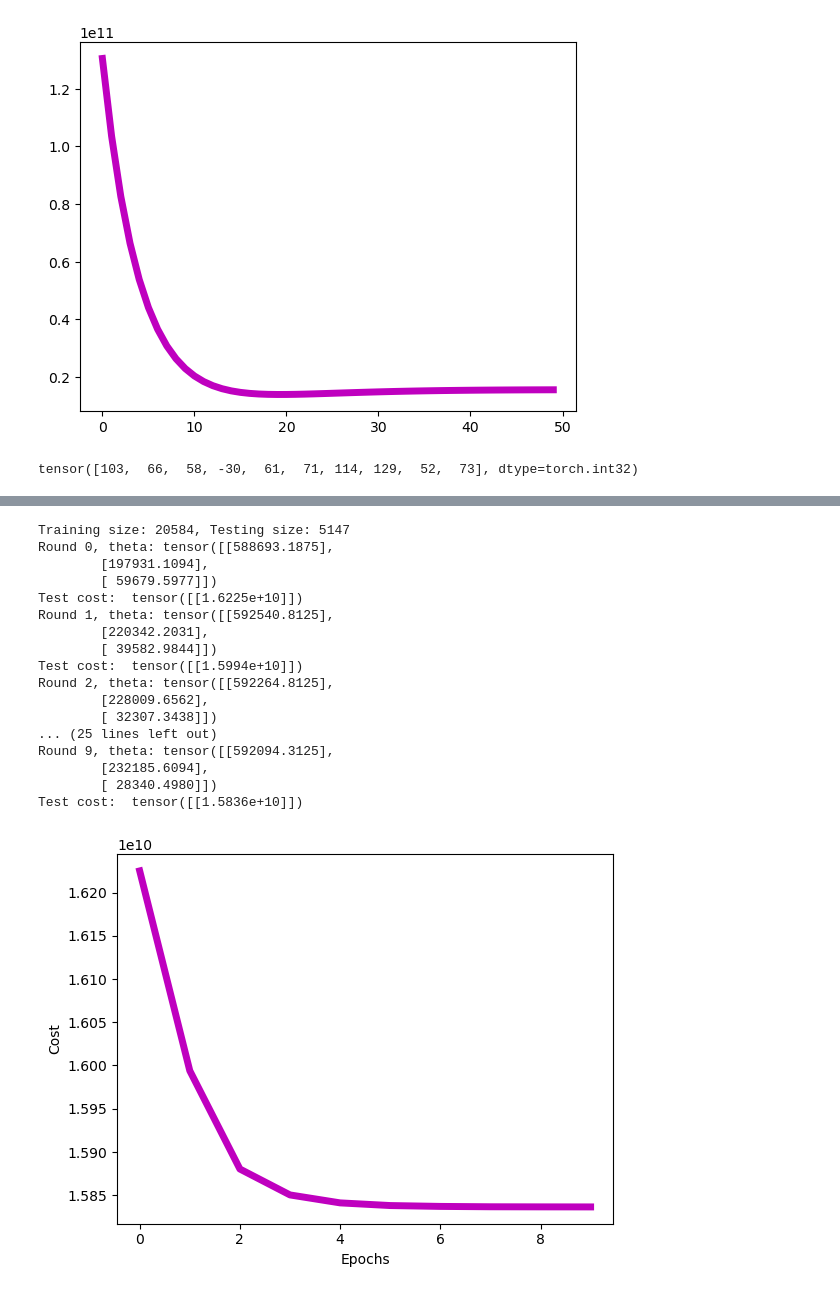
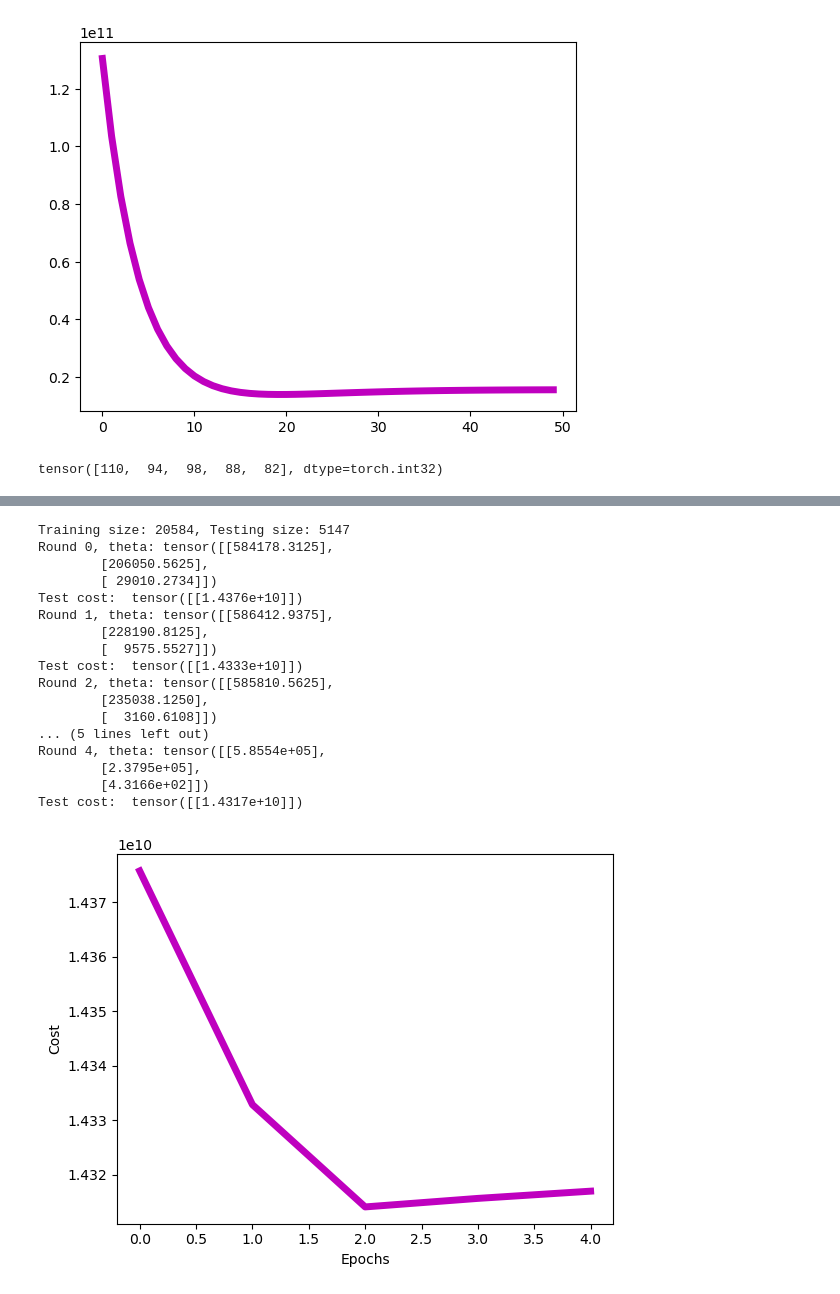
Before and after one commit to EricDinging/Propius, a Jupyter notebook: evaluation/workload/1-linear_regression/house_prize.ipynb, the cells around one changed output, grey strips where cells are left out. Cells and saved outputs as stored; diff of their text form; code cells hidden in the pictures.

```diff
--- a/evaluation/workload/1-linear_regression/house_prize.ipynb
+++ b/evaluation/workload/1-linear_regression/house_prize.ipynb
@@ -247,8 +239,8 @@ Test cost:  15639282688.0
 # %%
 # Federated
 torch.random.seed()
-num_device = 10
-per_device_size = torch.empty(num_device).normal_(mean=100, std=50)
+num_device = 5
+per_device_size = torch.empty(num_device).normal_(mean=100, std=10)
 per_device_size = per_device_size.int()
 print(per_device_size)
 
@@ -269,49 +261,49 @@ y_test = y[train_size:, :]
 # Partition
 per_device_idx = [torch.randperm(train_size)[:per_device_size[i]] for i in range(num_device)]
 x_data_device = [x_train[per_device_idx[i], :] for i in range(num_device)]
 y_data_device = [y_train[per_device_idx[i], :] for i in range(num_device)]
 
 theta = torch.zeros((x.shape[1], 1))
 learning_rate = 0.1
 num_epochs = 50
-num_round = 10
+num_round = 5
 
 J_test = []
 
 for i in range(num_round):
     theta_next = torch.zeros((x.shape[1], 1))
     for j in range(num_device):
         theta_local, _ = gradient_descent(x_data_device[j], y_data_device[j], theta, learning_rate, num_epochs)
         theta_next += per_device_size[j] / sum(per_device_size) * theta_local
 
     theta = theta_next
     print(f"Round {i}, theta: {theta}")
 
     # Test
     J = cost_function(x_test, y_test, theta)
     J_test.append(J[0][0])
     print("Test cost: ", J)
 
 # plotting cost
 plot_cost(J_test, range(num_round))
 # %% [output]
-tensor([103,  66,  58, -30,  61,  71, 114, 129,  52,  73], dtype=torch.int32)
+tensor([110,  94,  98,  88,  82], dtype=torch.int32)
 [figure]
 Training size: 20584, Testing size: 5147
-Round 0, theta: tensor([[588693.1875],
-        [197931.1094],
-        [ 59679.5977]])
-Test cost:  tensor([[1.6225e+10]])
-Round 1, theta: tensor([[592540.8125],
-        [220342.2031],
-        [ 39582.9844]])
-Test cost:  tensor([[1.5994e+10]])
-Round 2, theta: tensor([[592264.8125],
-        [228009.6562],
-        [ 32307.3438]])
-... (25 lines left out)
-Round 9, theta: tensor([[592094.3125],
-        [232185.6094],
-        [ 28340.4980]])
-Test cost:  tensor([[1.5836e+10]])
+Round 0, theta: tensor([[584178.3125],
+        [206050.5625],
+        [ 29010.2734]])
+Test cost:  tensor([[1.4376e+10]])
+Round 1, theta: tensor([[586412.9375],
+        [228190.8125],
+        [  9575.5527]])
+Test cost:  tensor([[1.4333e+10]])
+Round 2, theta: tensor([[585810.5625],
+        [235038.1250],
+        [  3160.6108]])
+... (5 lines left out)
+Round 4, theta: tensor([[5.8554e+05],
+        [2.3795e+05],
+        [4.3166e+02]])
+Test cost:  tensor([[1.4317e+10]])
-[figure, old version]
+[figure, new version]
```
Also changed, not shown: parts of 1 cell of this notebook, 7 other files.
